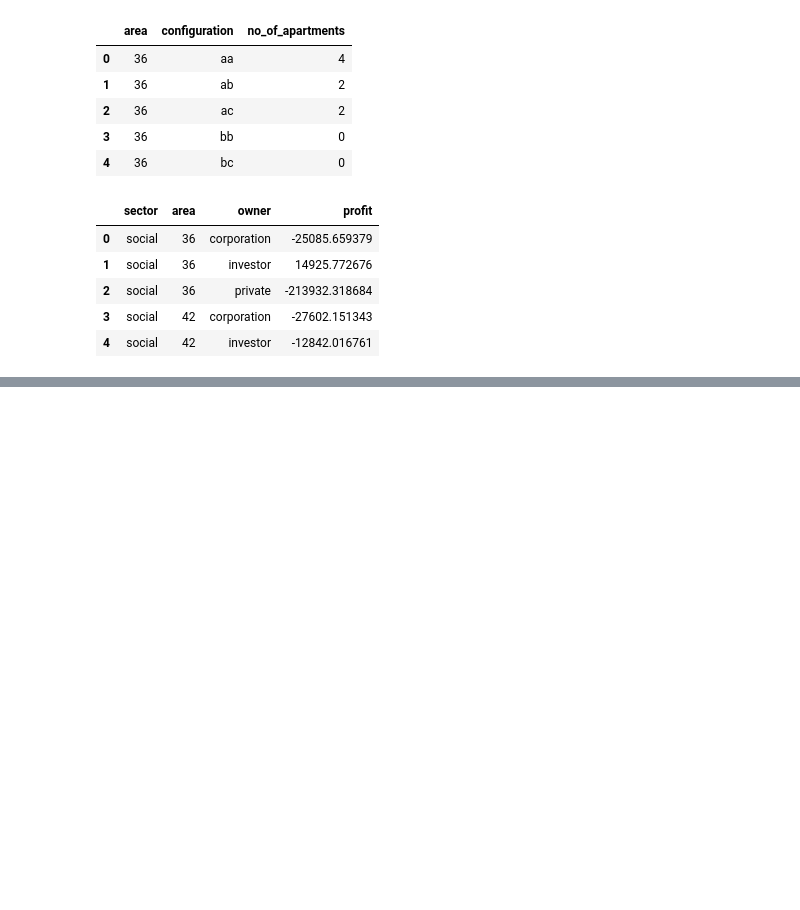
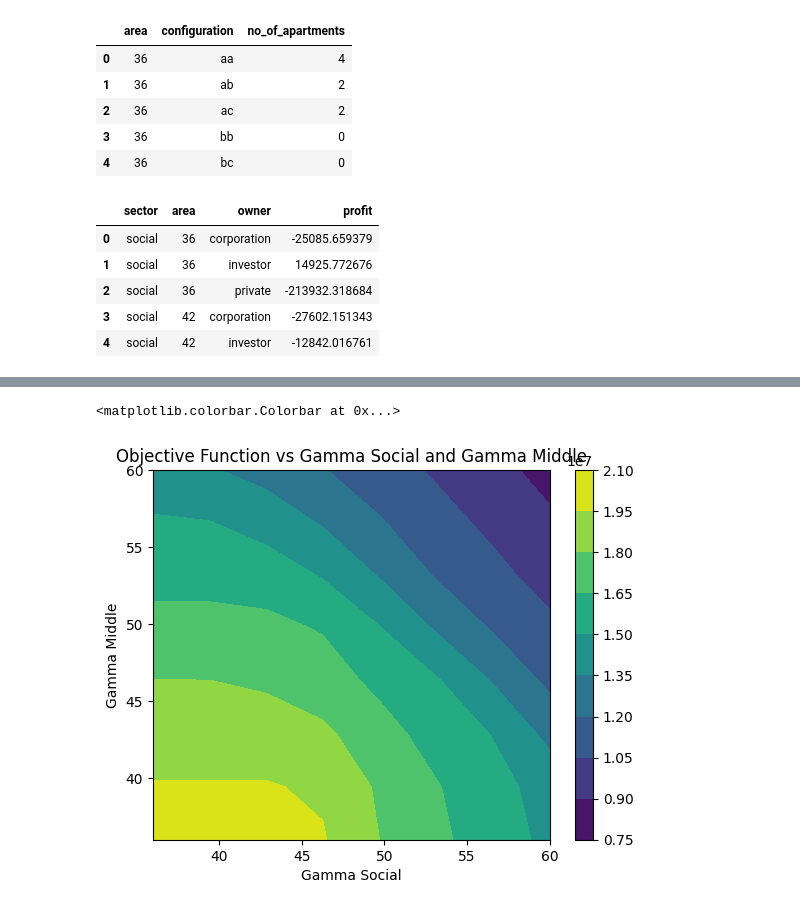
Before and after one commit to AlbinLind/Advanced-Analytics-for-a-Better-World, a Jupyter notebook: assignment_2.ipynb, the cells around one changed output, grey strips where cells are left out. Saved outputs shown, nothing was run; the diff lists cells and outputs as text; code cells hidden in the pictures; blank space fills up the shorter version.

```diff
--- a/assignment_2.ipynb
+++ b/assignment_2.ipynb
@@ -187,0 +256,20 @@ Solution:
+# %%
+# Test different values of gamma
+gamma_social_values = np.linspace(36, 60, 8)
+gamma_middle_values = np.linspace(36, 60, 8)
+gamma_social_middle_objective = np.zeros((len(gamma_social_values), len(gamma_middle_values)))
+for i, gamma_social in enumerate(tqdm(gamma_social_values, leave=False, position=0)):
+    for j, gamma_middle in enumerate(gamma_middle_values):
+        model.gamma["social"] = gamma_social
+        model.gamma["middle"] = gamma_middle
+        solver.solve(model)
+        gamma_social_middle_objective[i, j] = model.objective_function()
+
+plt.contourf(gamma_social_values, gamma_middle_values, gamma_social_middle_objective)
+plt.xlabel("Gamma Social")
+plt.ylabel("Gamma Middle")
+plt.title("Objective Function vs Gamma Social and Gamma Middle")
+plt.colorbar()
+# %% [output]
+<matplotlib.colorbar.Colorbar at 0x...>
+[figure, added]
```
Also changed, not shown: parts of 7 cells of this notebook, 4 other files.
